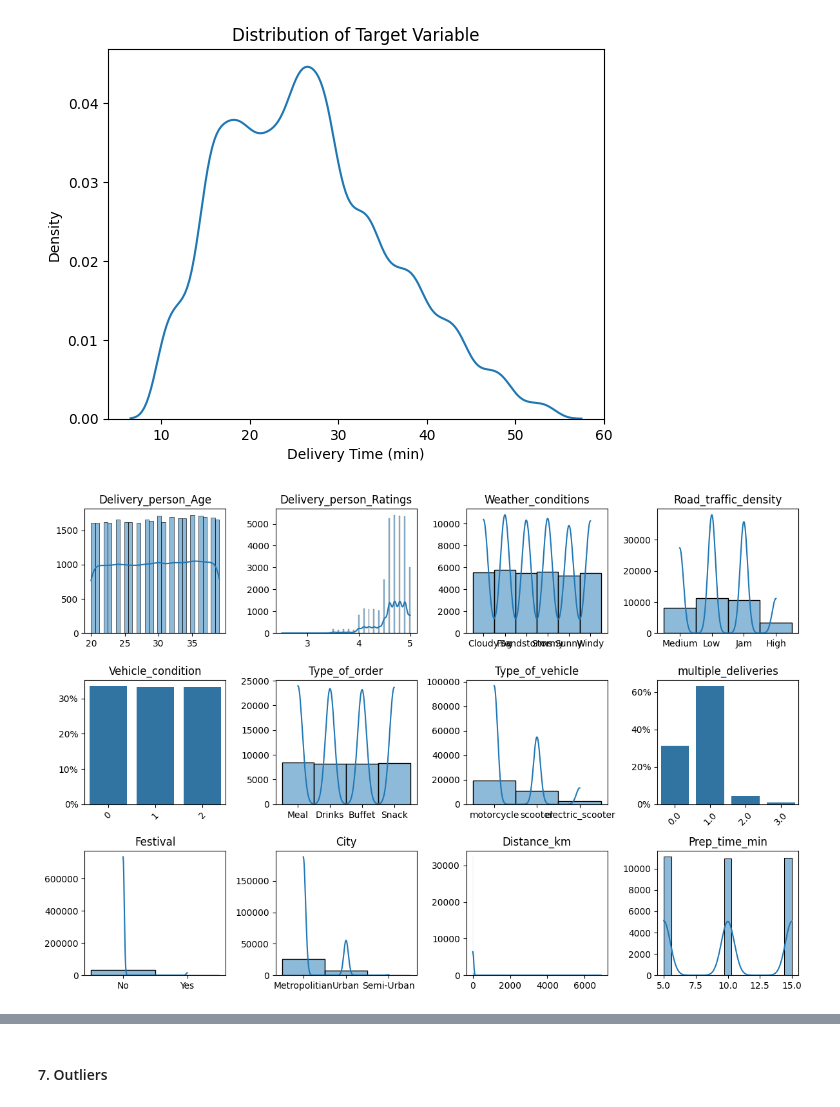
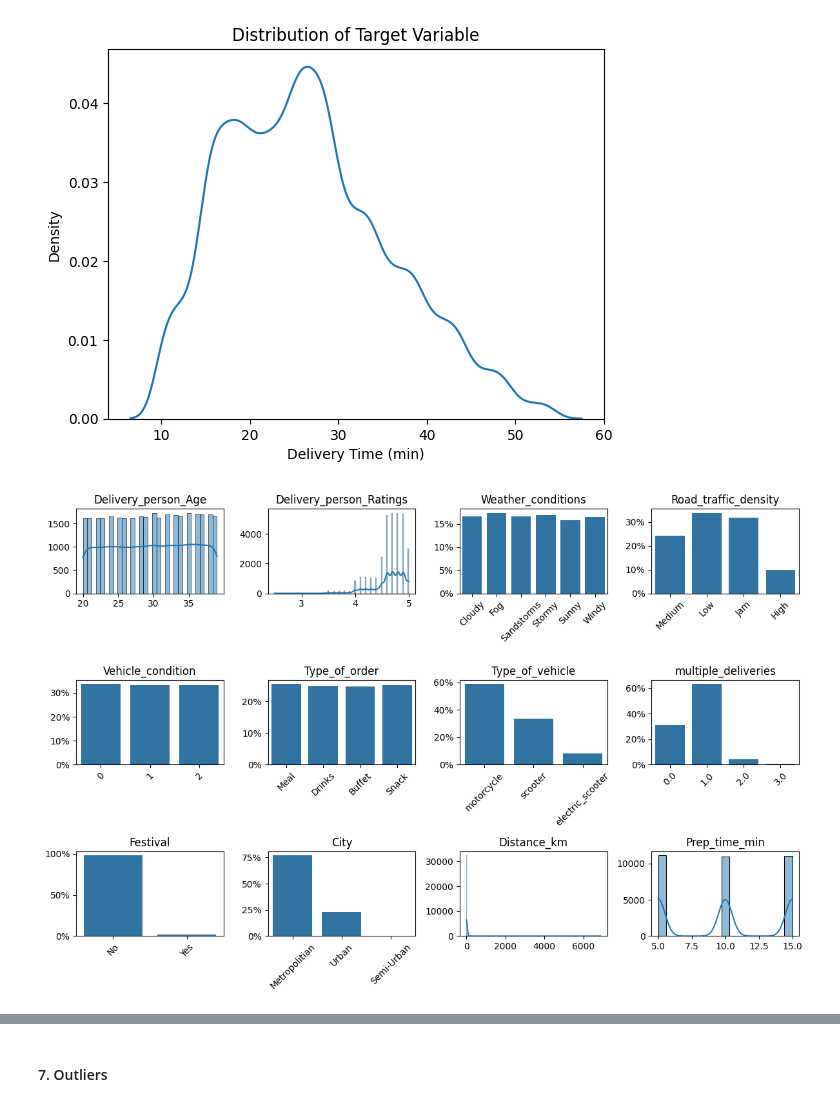
Before and after one commit to SJSUCMPE257/food-delivery-time-prediction, a Jupyter notebook: notebooks/Annas-experiment.ipynb, the cells around one changed output, grey strips where cells are left out. Cells and saved outputs as stored; diff of their text form; code cells hidden in the pictures.

```diff
--- a/notebooks/Annas-experiment.ipynb
+++ b/notebooks/Annas-experiment.ipynb
@@ -335,29 +336,31 @@ plt.title('Distribution of Target Variable')
 plt.show()
 # %% [output]
 [figure]
+# %%
+# features
+feature_labels = X_train.columns
+cat_cols = ['Weather_conditions', 'Road_traffic_density', 'Vehicle_condition',
+            'Type_of_order', 'Type_of_vehicle', 'multiple_deliveries', 'Festival', 'City']
+num_cols = [x for x in feature_labels if x not in cat_cols]
 # %%
 # 2. Distribution of feature variables
-# features
-feature_labels = X_train.columns
-
-# histogram
 fig, axes = plt.subplots(nrows=3, ncols=4, figsize=(12, 8))
 axes = axes.flatten()
 
-# 2 numerical features, 5 categorical features
+# histogram: numerical + count plots: categorical
 for i, col in enumerate(feature_labels):
-  if X_train[col].dtype == 'object' or col == 'Vehicle_condition' or col == 'multiple_deliveries':
+  if col in cat_cols:
     sns.countplot(x=col, data=X_train, ax=axes[i], stat='percent')
     axes[i].tick_params(axis='x', rotation=45)
     axes[i].yaxis.set_major_formatter(PercentFormatter(decimals=0))
   else:
     sns.histplot(X_train[col], ax=axes[i], kde=True)
 
   axes[i].set_title(col)
   axes[i].set_xlabel('')
   axes[i].set_ylabel('')
 
 plt.tight_layout()
 plt.show()
 # %% [output]
-[figure, old version]
+[figure, new version]
```
Also changed, not shown: parts of 30 cells of this notebook.
